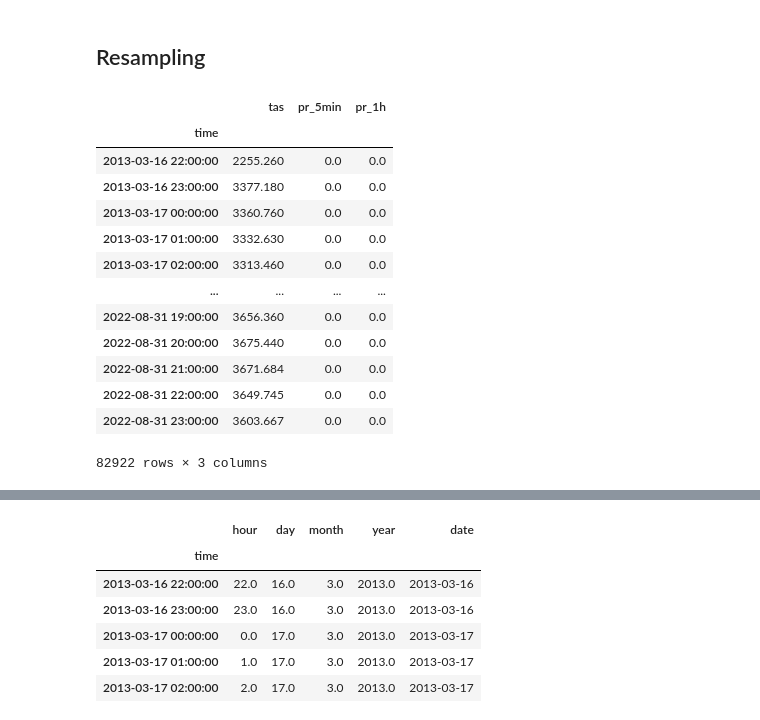
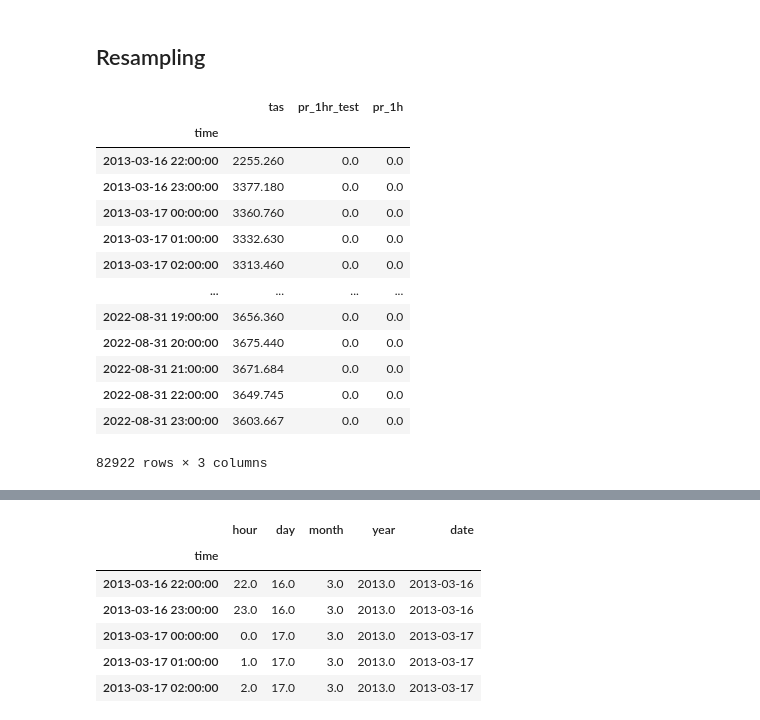
Before and after one commit to Eagle-Rock-Analytics/historical-obs-platform, a Jupyter notebook: test_platform/scripts/4_merge_data/developing_merge_utils.ipynb, the cells around one changed output, grey strips where cells are left out. Drawn from its saved outputs; the diff is of its cells as text; code cells hidden in the pictures.

```diff
--- a/test_platform/scripts/4_merge_data/developing_merge_utils.ipynb
+++ b/test_platform/scripts/4_merge_data/developing_merge_utils.ipynb
@@ -336,10 +349,10 @@ Name: tas_qc, Length: 856675, dtype: object
 ## Resampling
 # %%
 # resample meteorological variables
-met_result =  met_df.resample('1h',on='time').sum()
-met_result
+met_result =  met_df.resample('1h',on='time').sum().rename(columns={'pr_5min': 'pr_1hr_test'})
+print(met_result)
 # %% [output]
-|  | tas | pr_5min | pr_1h |
+|  | tas | pr_1hr_test | pr_1h |
 | time |  |  |  |
 | 2013-03-16 22:00:00 | 2255.260 | 0.0 | 0.0 |
 | 2013-03-16 23:00:00 | 3377.180 | 0.0 | 0.0 |
```
Also changed, not shown: parts of 12 cells of this notebook.
